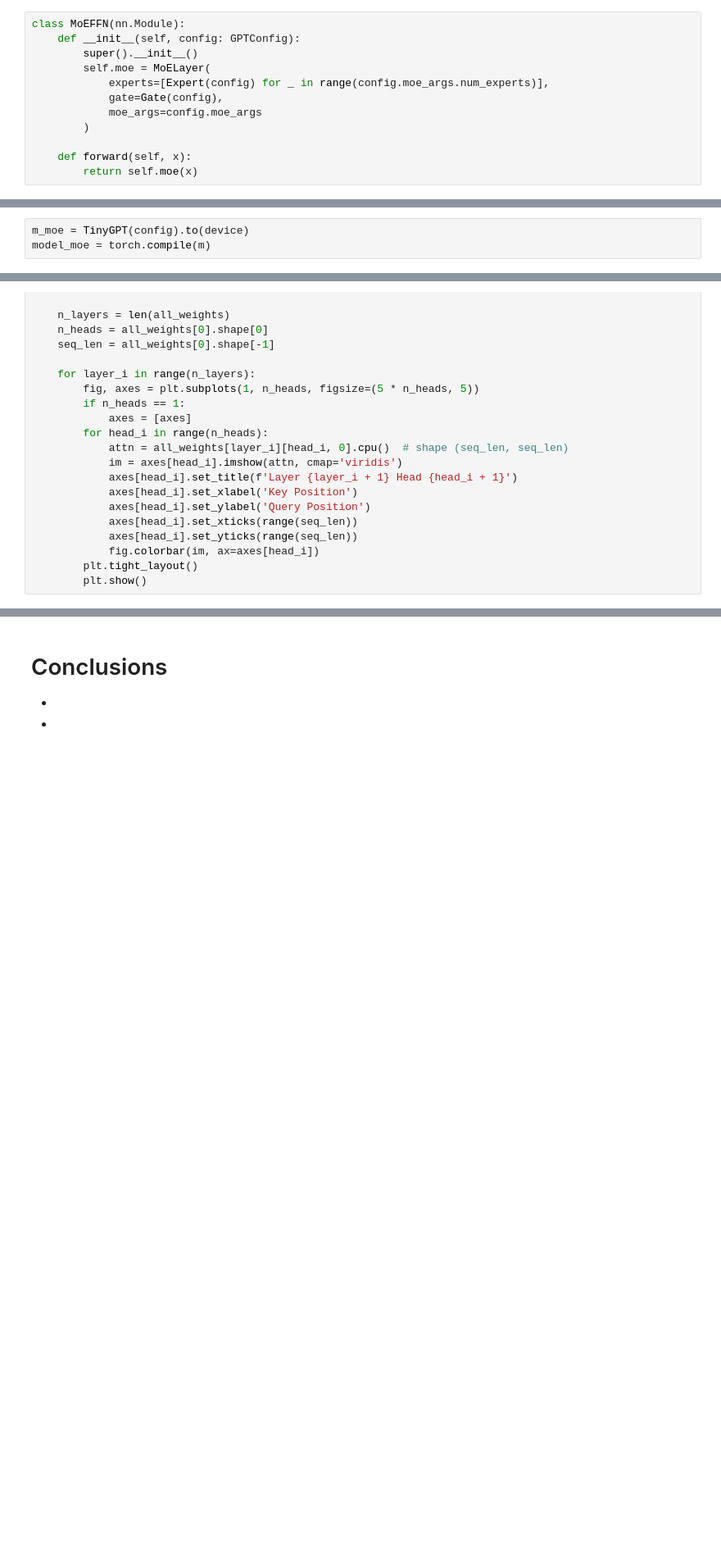
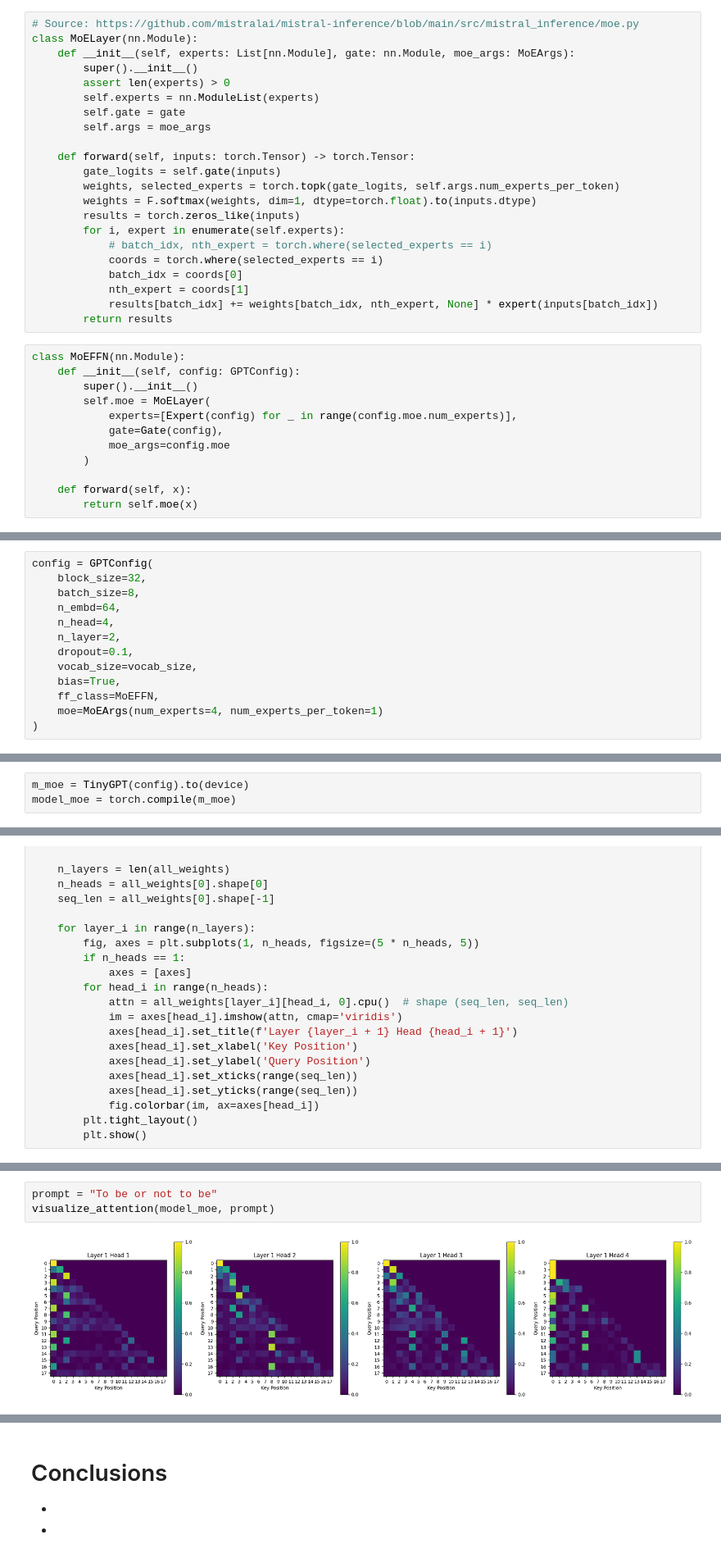
Before and after one commit to gasper-az/CEIA-LLMIAG, a Jupyter notebook: gasper-az/resolucion-tp-01/gasper-az/resolucion-tp-01/ClaseIV/TinyGPT.ipynb, the cells around one changed output, grey strips where cells are left out. Shown at 82% size. Saved outputs shown, nothing was run; the diff lists cells and outputs as text; blank space fills up the shorter version.

```diff
--- a/gasper-az/resolucion-tp-01/gasper-az/resolucion-tp-01/ClaseIV/TinyGPT.ipynb
+++ b/gasper-az/resolucion-tp-01/gasper-az/resolucion-tp-01/ClaseIV/TinyGPT.ipynb
@@ -1542,11 +1537,33 @@ class MoELayer(nn.Module):
+# %%
+# Source: https://github.com/mistralai/mistral-inference/blob/main/src/mistral_inference/moe.py
+class MoELayer(nn.Module):
+    def __init__(self, experts: List[nn.Module], gate: nn.Module, moe_args: MoEArgs):
+        super().__init__()
+        assert len(experts) > 0
+        self.experts = nn.ModuleList(experts)
+        self.gate = gate
+        self.args = moe_args
+
+    def forward(self, inputs: torch.Tensor) -> torch.Tensor:
+        gate_logits = self.gate(inputs)
+        weights, selected_experts = torch.topk(gate_logits, self.args.num_experts_per_token)
+        weights = F.softmax(weights, dim=1, dtype=torch.float).to(inputs.dtype)
+        results = torch.zeros_like(inputs)
+        for i, expert in enumerate(self.experts):
+            # batch_idx, nth_expert = torch.where(selected_experts == i)
+            coords = torch.where(selected_experts == i)
+            batch_idx = coords[0]
+            nth_expert = coords[1]
+            results[batch_idx] += weights[batch_idx, nth_expert, None] * expert(inputs[batch_idx])
+        return results
 # %%
 class MoEFFN(nn.Module):
     def __init__(self, config: GPTConfig):
         super().__init__()
         self.moe = MoELayer(
-            experts=[Expert(config) for _ in range(config.moe_args.num_experts)],
+            experts=[Expert(config) for _ in range(config.moe.num_experts)],
             gate=Gate(config),
-            moe_args=config.moe_args
+            moe_args=config.moe
         )
 
     def forward(self, x):
@@ -1559 +1576,14 @@ config.moe = MoEArgs(num_experts=4, num_experts_per_token=1)
+# %%
+config = GPTConfig(
+    block_size=32,
+    batch_size=8,
+    n_embd=64,
+    n_head=4,
+    n_layer=2,
+    dropout=0.1,
+    vocab_size=vocab_size,
+    bias=True,
+    ff_class=MoEFFN,
+    moe=MoEArgs(num_experts=4, num_experts_per_token=1)
+)
 # %% [markdown]
@@ -1561,6 +1591,6 @@ config.moe = MoEArgs(num_experts=4, num_experts_per_token=1)
 # %%
 m_moe = TinyGPT(config).to(device)
-model_moe = torch.compile(m)
+model_moe = torch.compile(m_moe)
 # %%
 optimizer = AdamW(model_moe.parameters(), lr=1e-3)
 scheduler = StepLR(optimizer, step_size=100, gamma=0.9)
@@ -1633,0 +1678,5 @@ visualize_attention(model, prompt)
+# %%
+prompt = "To be or not to be"
+visualize_attention(model_moe, prompt)
+# %% [output]
+[figure, added]
```
Also changed, not shown: parts of 9 cells of this notebook.
